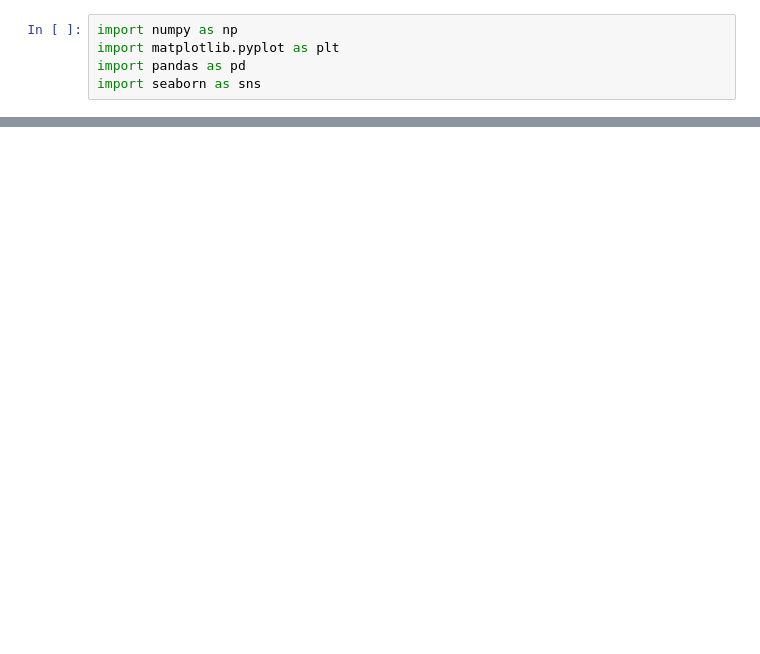
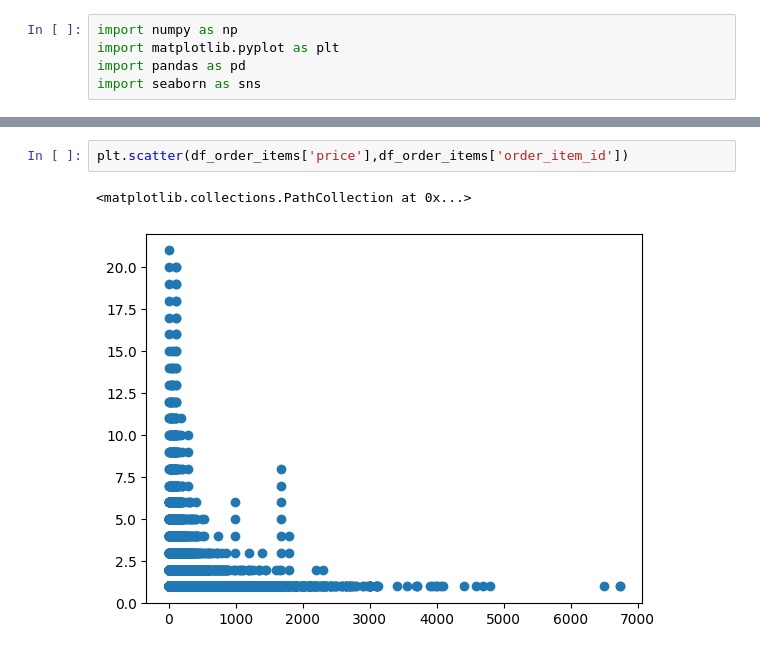
Before and after one commit to 955928/Analyse_Exploiratoire_et_Tableau_de_bord, a Jupyter notebook: Olist.ipynb, the cells around one changed output, grey strips where cells are left out. Drawn from its saved outputs; the diff is of its cells as text; blank space fills up the shorter version.

```diff
--- a/Olist.ipynb
+++ b/Olist.ipynb
@@ -38,0 +115,5 @@ Text(0.5, 1.0, 'Histogramme des Payment')
+# %%
+plt.scatter(df_order_items['price'],df_order_items['order_item_id'])
+# %% [output]
+<matplotlib.collections.PathCollection at 0x...>
+[figure, added]
```
Also changed, not shown: parts of 30 cells of this notebook, 1 other file.
